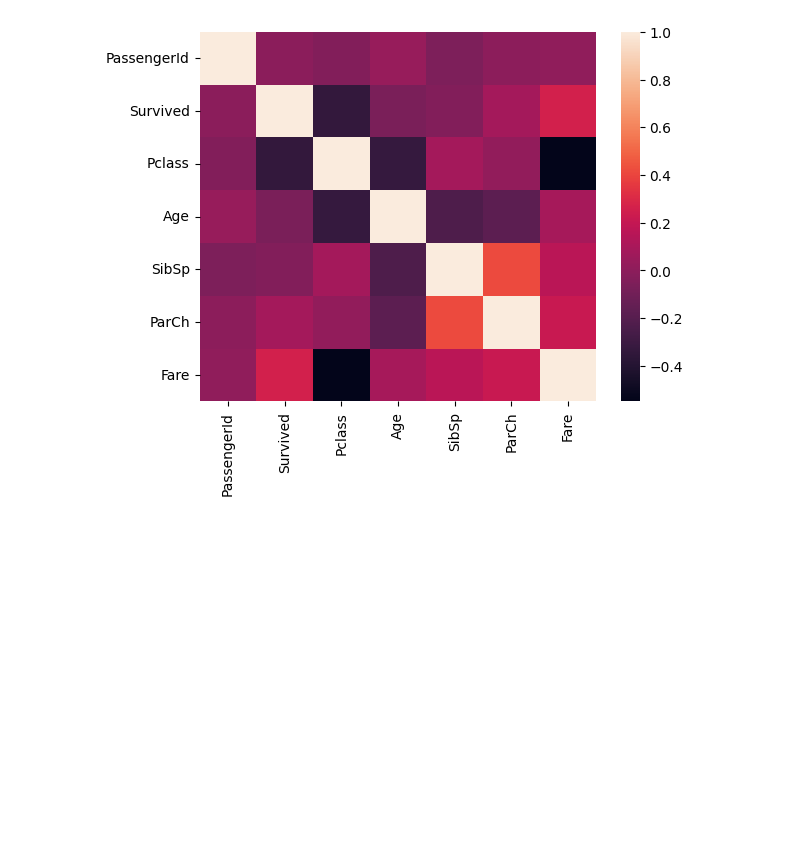
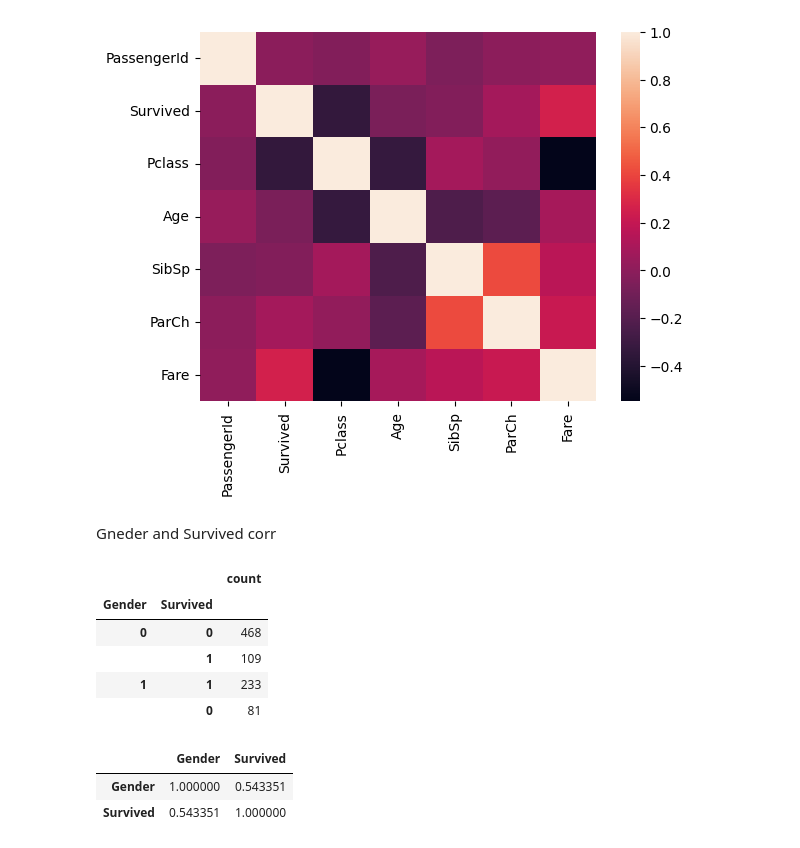
Before and after one commit to soheilabbasnia/titanic-eda, a Jupyter notebook: eda.ipynb, the cells around one changed output. Cells and saved outputs as stored; diff of their text form; code cells hidden in the pictures; blank space fills up the shorter version.

```diff
--- a/eda.ipynb
+++ b/eda.ipynb
@@ -134,3 +169,22 @@ sns.heatmap(num_df.corr())
 # %% [output]
 <Axes: >
 [figure]
+# %% [markdown]
+Gneder and Survived corr
+# %%
+gender_survived = pd.DataFrame(df.groupby('Gender')['Survived'].value_counts())
+gender_survived
+# %% [output]
+|  |  | count |
+| Gender | Survived |  |
+| 0 | 0 | 468 |
+|  | 1 | 109 |
+| 1 | 1 | 233 |
+|  | 0 | 81 |
+# %%
+gender_survived_corr = df[['Gender', 'Survived']].corr()
+gender_survived_corr
+# %% [output]
+|  | Gender | Survived |
+| Gender | 1.000000 | 0.543351 |
+| Survived | 0.543351 | 1.000000 |
```
Also changed, not shown: parts of 6 cells of this notebook.
